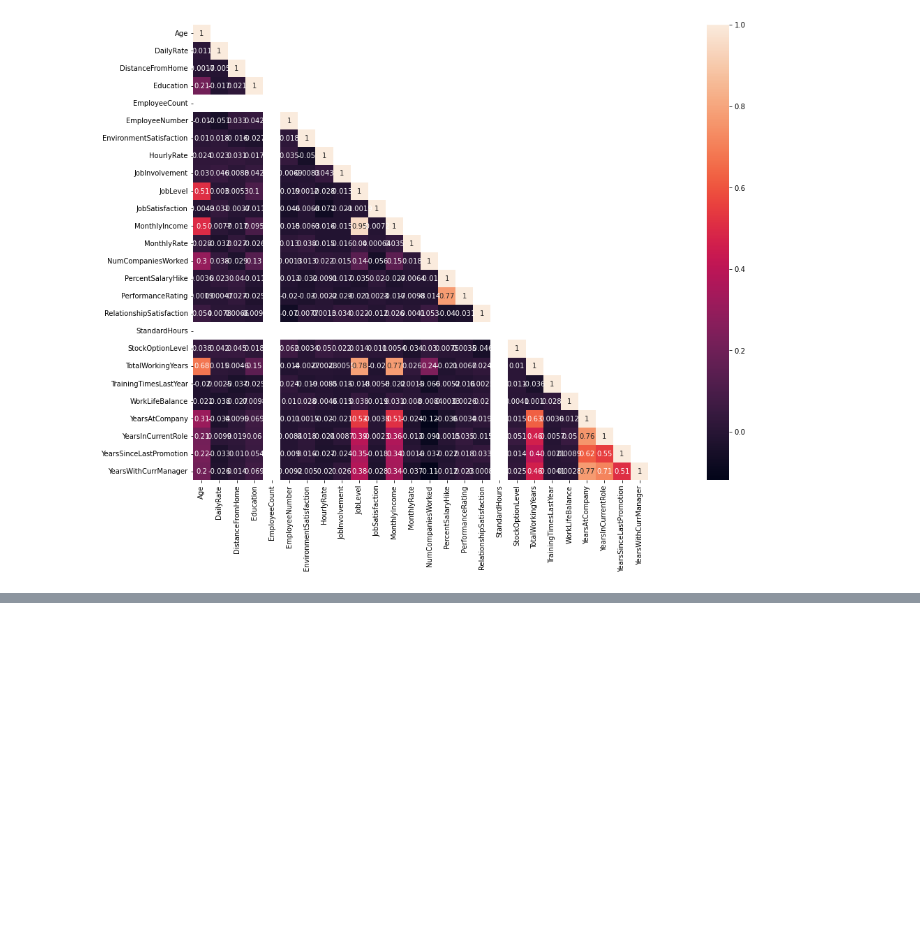
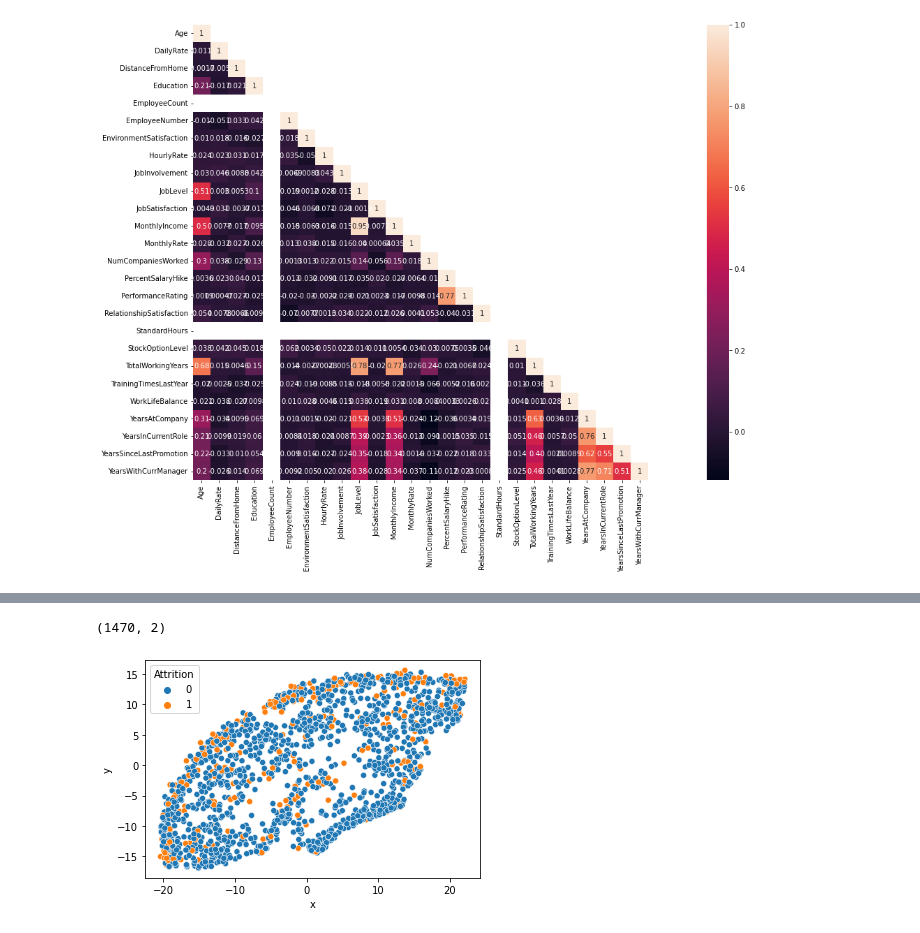
Before and after one commit to ecemdenizb/IBM-HR-analytics-employee-attrition, a Jupyter notebook: hw1-v1.ipynb, the cells around one changed output, grey strips where cells are left out. Drawn from its saved outputs; the diff is of its cells as text; code cells hidden in the pictures; blank space fills up the shorter version.

```diff
--- a/hw1-v1.ipynb
+++ b/hw1-v1.ipynb
@@ -187,4 +181,8 @@ sns.heatmap(data=ds_corr, mask=mask, square=True, annot=True, cbar=True)
 [figure]
 # %%
 #Feature Encoding
-cat_df=ds.select_dtypes(include=['object']).copy()
+
+label_encoded_df=ds.copy()
+le = preprocessing.LabelEncoder()
+for col in label_encoded_df.select_dtypes(include=['object']).columns:
+    label_encoded_df[col]=le.fit_transform(label_encoded_df[col])
@@ -210,0 +207,17 @@ Index(['Age', 'DailyRate', 'DistanceFromHome', 'Education', 'EmployeeCount',
+# %%
+new_df=label_encoded_df.drop(['Over18','StandardHours','EmployeeNumber','EmployeeCount'], axis=1)
+# %%
+tsne=TSNE(learning_rate=50, perplexity=100)
+tsne_features=tsne.fit_transform(new_df)
+# %%
+tsne_features.shape
+# %% [output]
+(1470, 2)
+# %%
+new_df['x']=tsne_features[:,0]
+new_df['y']=tsne_features[:,1]
+# %%
+sns.scatterplot(x='x',y='y',hue='Attrition', data=new_df)
+plt.show()
+# %% [output]
+[figure, added]
```
Also changed, not shown: parts of 11 cells of this notebook.
